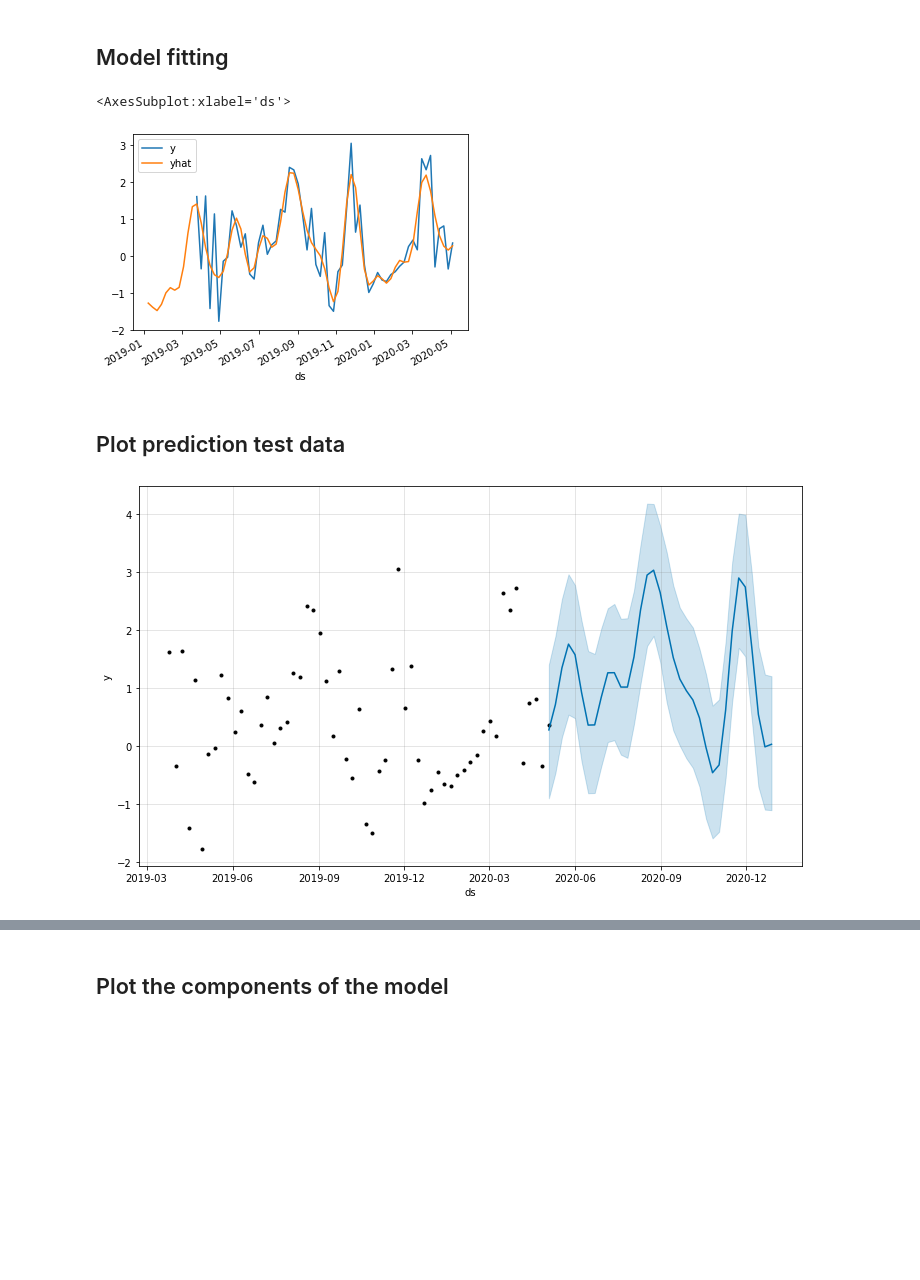
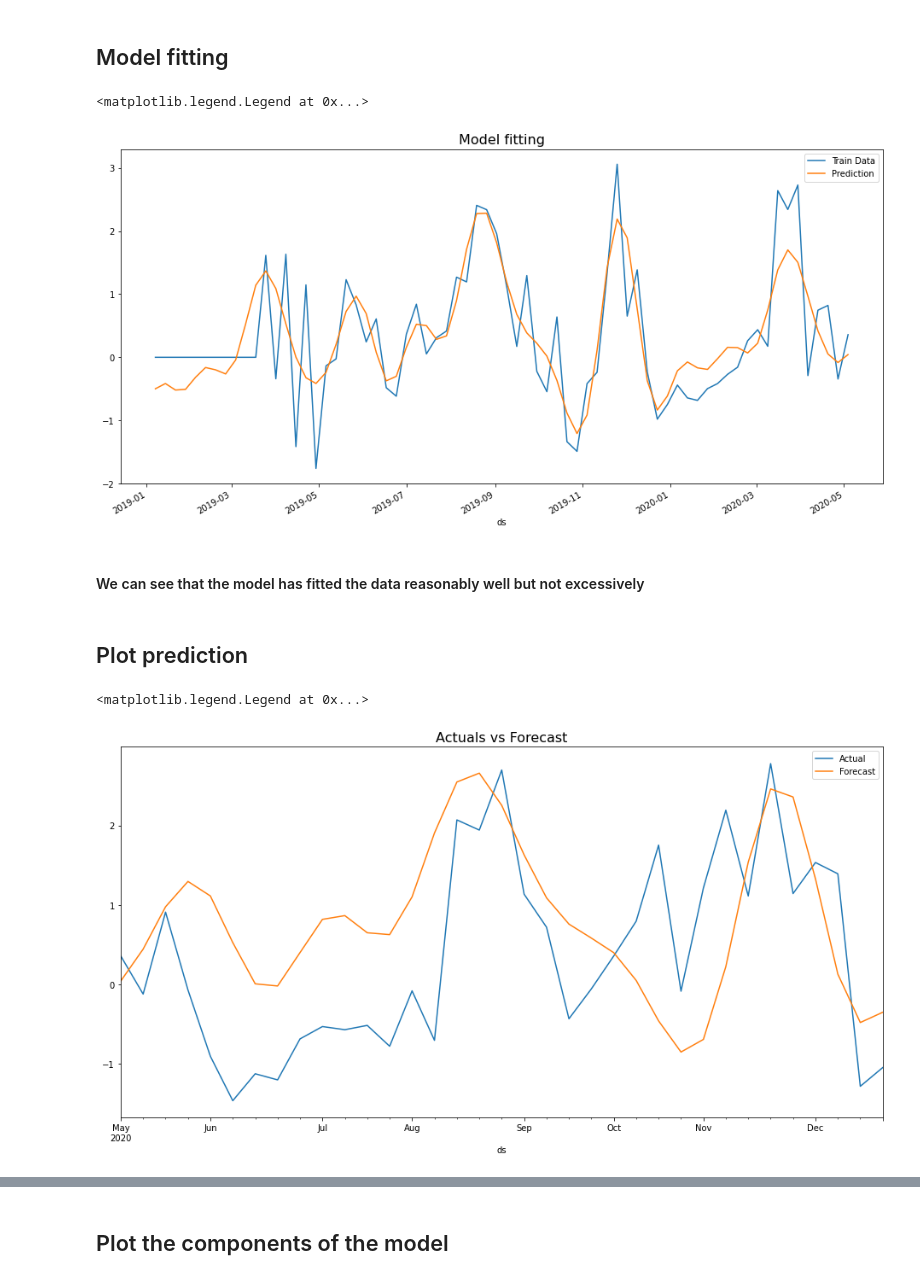
Before and after one commit to mikolaj-halemba/Predictive-task, a Jupyter notebook: Predictive task description.ipynb, the cells around one changed output, grey strips where cells are left out. Saved outputs shown, nothing was run; the diff lists cells and outputs as text; code cells hidden in the pictures; blank space fills up the shorter version.

Commit message:
update model 3

```diff
--- a/Predictive task description.ipynb
+++ b/Predictive task description.ipynb
@@ -17,3 +20,10 @@ import itertools
+# %%
+font = {
+        'color':  'black',
+        'weight': 'normal',
+        'size': 16
+       }
+%matplotlib inline
 # %% [markdown]
 ## Load data
 # %%
@@ -181,6 +189,6 @@ for col in data.columns:
     ax.plot(y, label= 'raw data')
     ax.plot(rolmean, label='rolling mean')
     ax.plot(rolstd, label='rolling std (x10)')
-    plt.title("Test stationarity for {}".format(col))
+    plt.title("Test stationarity for {}".format(col),fontdict=font)
     ax.legend()
 # %% [output]
@@ -277,9 +275,6 @@ data.fillna(method='ffill',inplace=True)
 # %%
 train = train.reset_index()[['date','sales','traffic','category_id']].rename({'date':'ds','sales':'y'}, axis='columns')
 test = test.reset_index()[['date','sales','traffic','category_id']].rename({'date':'ds','sales':'y'}, axis='columns')
-#print(new_df['y'].isnull().sum())
-#print(new_df['traffic'].isnull().sum())
-#print(new_df['category_id'].isnull().sum())
-#new_df.head()
+train.fillna(value=0,inplace=True)
 # %% [markdown]
 ## Prophet
@@ -354,7 +314,11 @@ INFO:fbprophet:Disabling daily seasonality. Run prophet with daily_seasonality=T
 # %% [markdown]
 ## Model fitting
 # %%
-pd.concat([train.set_index('ds')['y'],forecast.set_index('ds')['yhat']],axis=1).plot()
+gr=pd.concat([train.set_index('ds')['y'],forecast.set_index('ds')['yhat']],axis=1)
+fig, ax = plt.subplots(figsize=(16, 8))
+gr.plot(ax=ax)
+plt.title("Model fitting",fontdict=font)
+plt.legend(['Train Data','Prediction'])
 # %% [output]
-<AxesSubplot:xlabel='ds'>
+<matplotlib.legend.Legend at 0x...>
-[figure, old version]
+[figure, new version]
@@ -363,6 +325,4 @@ pd.concat([train.set_index('ds')['y'],forecast.set_index('ds')['yhat']],axis=1).
+# %% [markdown]
+#### We can see that the model has fitted the data reasonably well but not excessively
 # %% [markdown]
-## Plot prediction test data
+## Plot prediction
-# %%
-fig1 = model.plot(future_test)
-# %% [output]
-[figure, removed]
@@ -370,0 +329,9 @@ fig1 = model.plot(future_test)
+# %%
+gr1=pd.concat([test.set_index('ds')['y'],future_test.set_index('ds')['yhat']],axis=1)
+fig, ax = plt.subplots(figsize=(16, 8))
+gr1.plot(ax=ax)
+plt.title("Actuals vs Forecast",fontdict=font)
+plt.legend(['Actual','Forecast'])
+# %% [output]
+<matplotlib.legend.Legend at 0x...>
+[figure, added]
```
Also changed, not shown: parts of 39 cells of this notebook.
